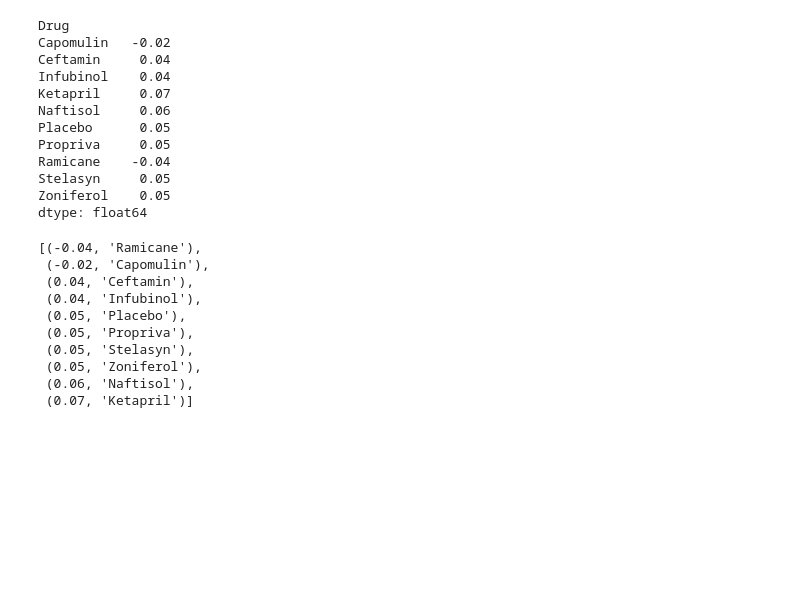
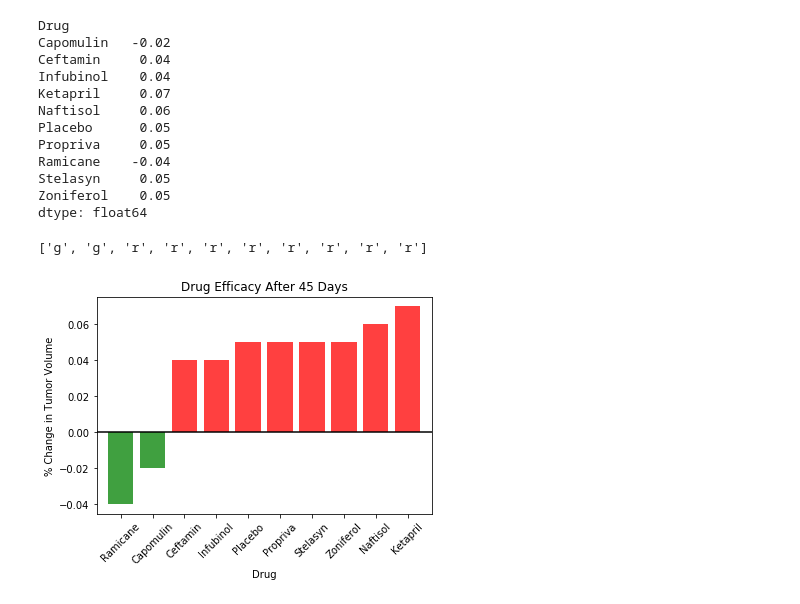
Before and after one commit to XaraRoy/Matplotlib-Homework, a Jupyter notebook: pymaceuticals_starter.ipynb, the cells around one changed output. Cells and saved outputs as stored; diff of their text form; code cells hidden in the pictures; blank space fills up the shorter version.

Commit message:
bar graph working

```diff
--- a/pymaceuticals_starter.ipynb
+++ b/pymaceuticals_starter.ipynb
@@ -320,30 +319,40 @@ dtype: float64
 Pct_Changed = tuple(zip(Tumor_Change,Tumor_Change.index))
 # Splice the data between passing and failing drugs
 Pct_Changed = sorted(Pct_Changed)
+Efficacy, Drug = zip(*Pct_Changed)
 
-# Orient widths. Add labels, tick marks, etc.
+colors = []
+for value in Efficacy:
+    if value > 0:
+        colors.append('r')
+    else:
+        colors.append('g')
 
 
-# Use functions to label the percentages of changes
-
-
-# Call functions to implement the function calls
-
-
-# Save the Figure
-
-
-# Show the Figure
-# fig.show()
-Pct_Changed
+colors
 # %% [output]
-[(-0.04, 'Ramicane'),
- (-0.02, 'Capomulin'),
- (0.04, 'Ceftamin'),
- (0.04, 'Infubinol'),
- (0.05, 'Placebo'),
- (0.05, 'Propriva'),
- (0.05, 'Stelasyn'),
- (0.05, 'Zoniferol'),
- (0.06, 'Naftisol'),
- (0.07, 'Ketapril')]
+['g', 'g', 'r', 'r', 'r', 'r', 'r', 'r', 'r', 'r']
+# %%
+tick_locations = []
+x_axis = np.arange(0, len(Drug))
+for x in x_axis:
+    tick_locations.append(x)
+
+
+plt.title("Drug Efficacy After 45 Days")
+plt.xlabel("Drug")
+plt.ylabel("% Change in Tumor Volume")
+plt.xlim(-0.75, len(Drug)-.25)
+plt.hlines(0,-0.75,len(Drug))
+plt.bar(Drug, Efficacy, color=colors, alpha=0.75, align="center")
+plt.xticks(tick_locations, Drug, rotation=45)
+
+
+
+# Save the Figure
+
+plt.savefig('Drug_Efficacy.png')
+# Show the Figure
+fig.show()
+# %% [output]
+[figure, added]
```
Also changed, not shown: parts of 3 cells of this notebook.
